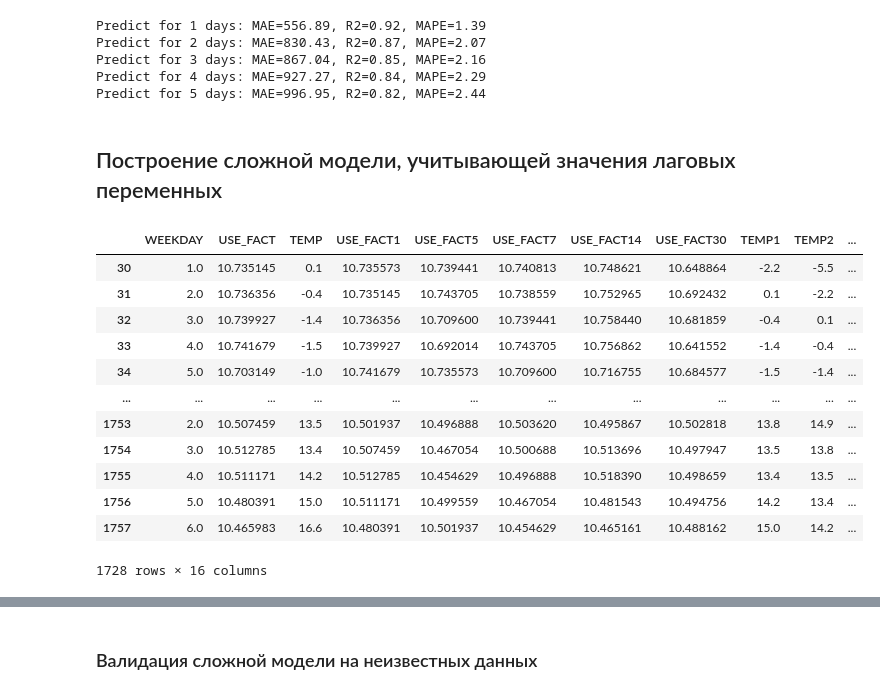
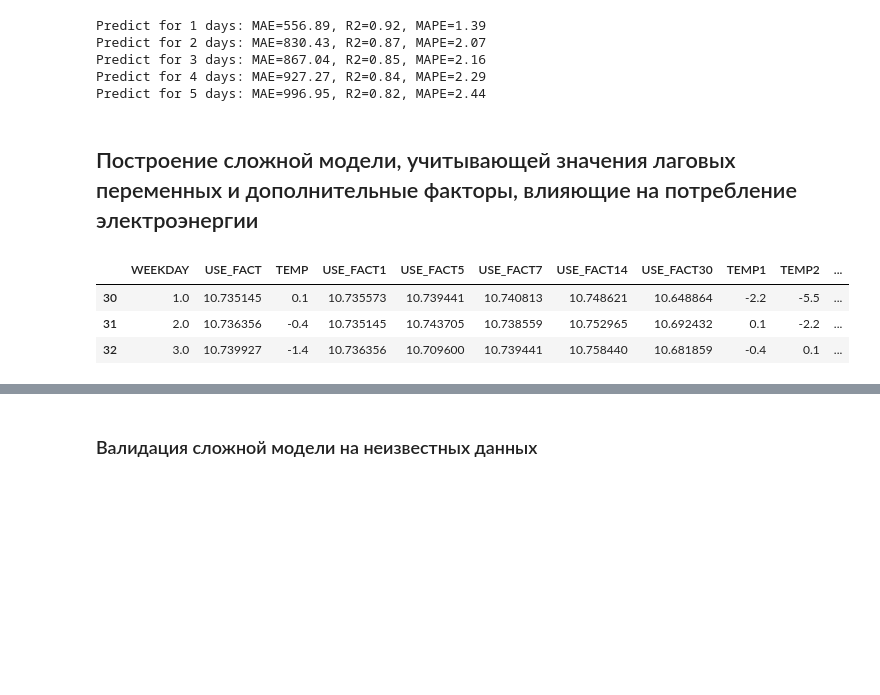
Before and after one commit to andyst75/EnergyForecast, a Jupyter notebook: energo-model.ipynb, the cells around one changed output, grey strips where cells are left out. Cells and saved outputs as stored; diff of their text form; code cells hidden in the pictures; blank space fills up the shorter version.

```diff
--- a/energo-model.ipynb
+++ b/energo-model.ipynb
@@ -378,26 +359,17 @@ Predict for 3 days: MAE=867.04, R2=0.85, MAPE=2.16
 Predict for 4 days: MAE=927.27, R2=0.84, MAPE=2.29
 Predict for 5 days: MAE=996.95, R2=0.82, MAPE=2.44
 # %% [markdown]
-## Построение сложной модели, учитывающей значения лаговых переменных
+## Построение сложной модели, учитывающей значения лаговых переменных и дополнительные факторы, влияющие на потребление электроэнергии
 # %%
 BACK = 90
 test_length = len(data_train3m) - BACK
 X_train = data_train3m[:test_length].drop(columns=["DATE", "USE_PRED1", "USE_PRED2", "USE_PRED3", "USE_PRED4", "USE_PRED5"])
 Y_train = data_train3m[:test_length][["DATE", "USE_PRED1", "USE_PRED2", "USE_PRED3", "USE_PRED4", "USE_PRED5"]]
 Y_train = Y_train.set_index(Y_train["DATE"]).drop(columns=["DATE"])
-X_train
+X_train.head(3)
 # %% [output]
 |  | WEEKDAY | USE_FACT | TEMP | USE_FACT1 | USE_FACT5 | USE_FACT7 | USE_FACT14 | USE_FACT30 | TEMP1 | TEMP2 | ... |
 | 30 | 1.0 | 10.735145 | 0.1 | 10.735573 | 10.739441 | 10.740813 | 10.748621 | 10.648864 | -2.2 | -5.5 | ... |
 | 31 | 2.0 | 10.736356 | -0.4 | 10.735145 | 10.743705 | 10.738559 | 10.752965 | 10.692432 | 0.1 | -2.2 | ... |
 | 32 | 3.0 | 10.739927 | -1.4 | 10.736356 | 10.709600 | 10.739441 | 10.758440 | 10.681859 | -0.4 | 0.1 | ... |
-| 33 | 4.0 | 10.741679 | -1.5 | 10.739927 | 10.692014 | 10.743705 | 10.756862 | 10.641552 | -1.4 | -0.4 | ... |
-| 34 | 5.0 | 10.703149 | -1.0 | 10.741679 | 10.735573 | 10.709600 | 10.716755 | 10.684577 | -1.5 | -1.4 | ... |
-| ... | ... | ... | ... | ... | ... | ... | ... | ... | ... | ... | ... |
-| 1753 | 2.0 | 10.507459 | 13.5 | 10.501937 | 10.496888 | 10.503620 | 10.495867 | 10.502818 | 13.8 | 14.9 | ... |
-| 1754 | 3.0 | 10.512785 | 13.4 | 10.507459 | 10.467054 | 10.500688 | 10.513696 | 10.497947 | 13.5 | 13.8 | ... |
-| 1755 | 4.0 | 10.511171 | 14.2 | 10.512785 | 10.454629 | 10.496888 | 10.518390 | 10.498659 | 13.4 | 13.5 | ... |
-| 1756 | 5.0 | 10.480391 | 15.0 | 10.511171 | 10.499559 | 10.467054 | 10.481543 | 10.494756 | 14.2 | 13.4 | ... |
-| 1757 | 6.0 | 10.465983 | 16.6 | 10.480391 | 10.501937 | 10.454629 | 10.465161 | 10.488162 | 15.0 | 14.2 | ... |
-1728 rows × 16 columns
 # %%
```
Also changed, not shown: parts of 26 cells of this notebook.
